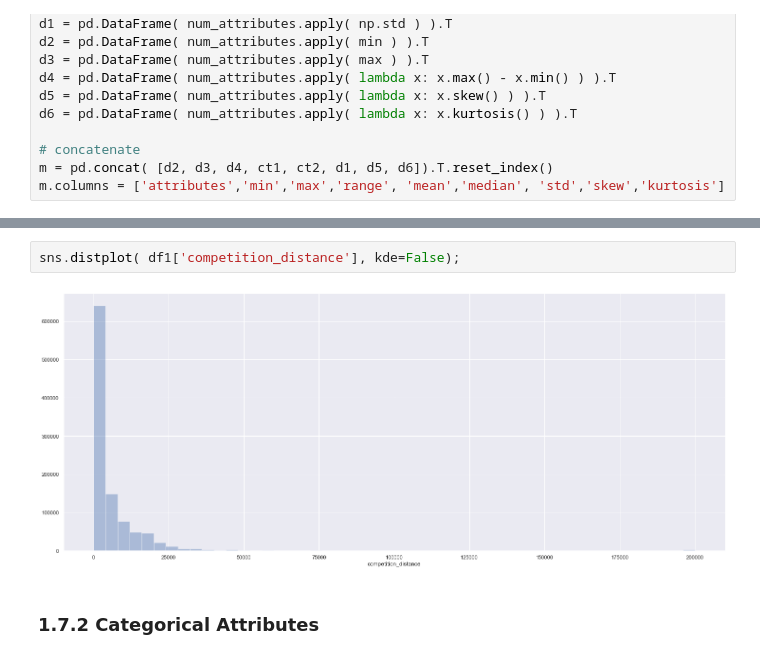
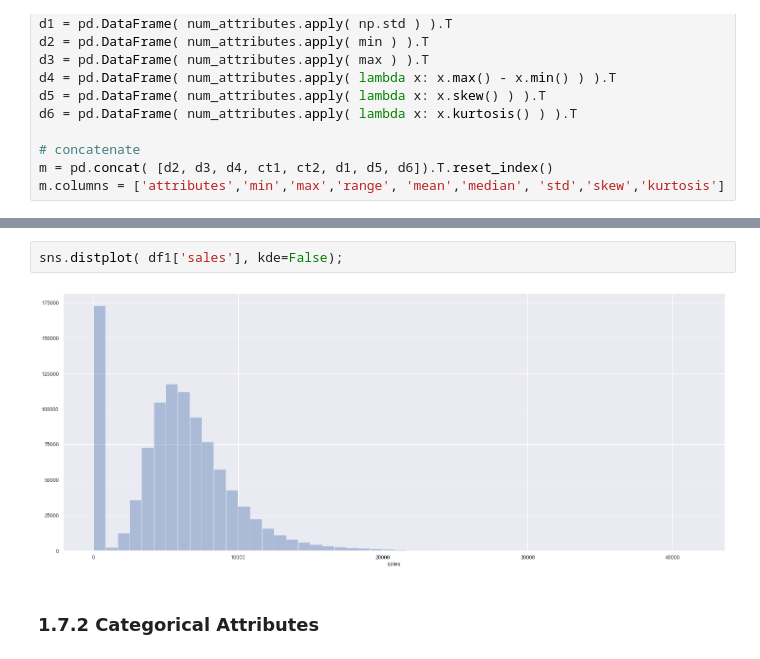
Before and after one commit to andersonftdj/DataScienceEmProducao, a Jupyter notebook: m06_v01_store_sales_prediction.ipynb, the cells around one changed output, grey strips where cells are left out. Cells and saved outputs as stored; diff of their text form.

```diff
--- a/m06_v01_store_sales_prediction.ipynb
+++ b/m06_v01_store_sales_prediction.ipynb
@@ -319,9 +325,9 @@ m
 | 12 | promo2_since_year | 2009.0 | 2015.0 | 6.0 | 2012.793297 | 2013.0 | 1.662657 | -0.784436 | -0.210075 |
 | 13 | is_promo | 0.0 | 1.0 | 1.0 | 0.161100 | 0.0 | 0.367623 | 1.843742 | 1.399388 |
 # %%
-sns.distplot( df1['competition_distance'], kde=False);
+sns.distplot( df1['sales'], kde=False);
 # %% [output]
-[figure, old version]
+[figure, new version]
 # %% [markdown]
 ### 1.7.2 Categorical Attributes
 # %%
```
Also changed, not shown: parts of 42 cells of this notebook, 9 other files.
